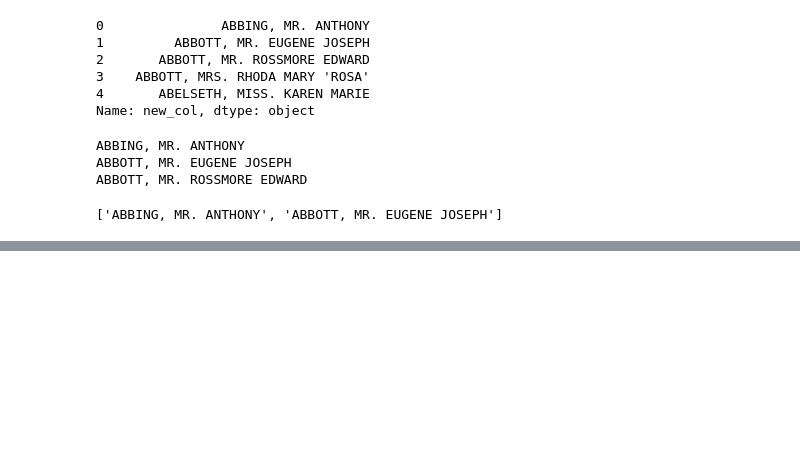
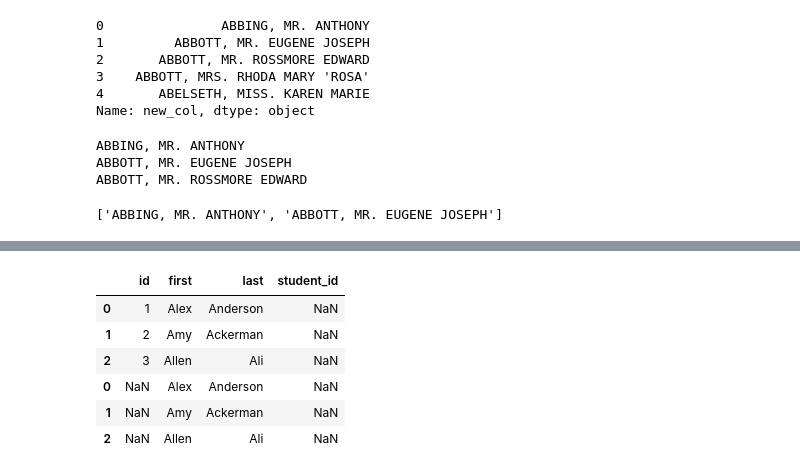
Before and after one commit to PrajwalLuitel/lambton_college_assessments, a Jupyter notebook: python_v2/class_practice/practice4.ipynb, the cells around one changed output, grey strips where cells are left out. Cells and saved outputs as stored; diff of their text form; code cells hidden in the pictures; blank space fills up the shorter version.

Commit message:
concatenation

```diff
--- a/python_v2/class_practice/practice4.ipynb
+++ b/python_v2/class_practice/practice4.ipynb
@@ -487,0 +490,3 @@ ABBOTT, MR. ROSSMORE EDWARD
+# %%
+data_a = {'id':['1','2','3'], 'first':['Alex', 'Amy', 'Allen'], 'last':['Anderson', 'Ackerman', 'Ali']}
+data_a = pd.DataFrame(data_a, columns=['id','first','last'])
@@ -487,0 +513,13 @@ ABBOTT, MR. ROSSMORE EDWARD
+# %%
+data_c = {'student_id':['4','5','6'], 'first':['Billy', 'Brian', 'Bran'], 'last':['Bonder', 'Black', 'Balwner']}
+data_c = pd.DataFrame(data_a, columns=['student_id','first','last'])
+# %%
+pd.concat([data_a, data_c], axis=0)
+# %% [output]
+|  | id | first | last | student_id |
+| 0 | 1 | Alex | Anderson | NaN |
+| 1 | 2 | Amy | Ackerman | NaN |
+| 2 | 3 | Allen | Ali | NaN |
+| 0 | NaN | Alex | Anderson | NaN |
+| 1 | NaN | Amy | Ackerman | NaN |
+| 2 | NaN | Allen | Ali | NaN |
```
Also changed, not shown: parts of 4 cells of this notebook.
